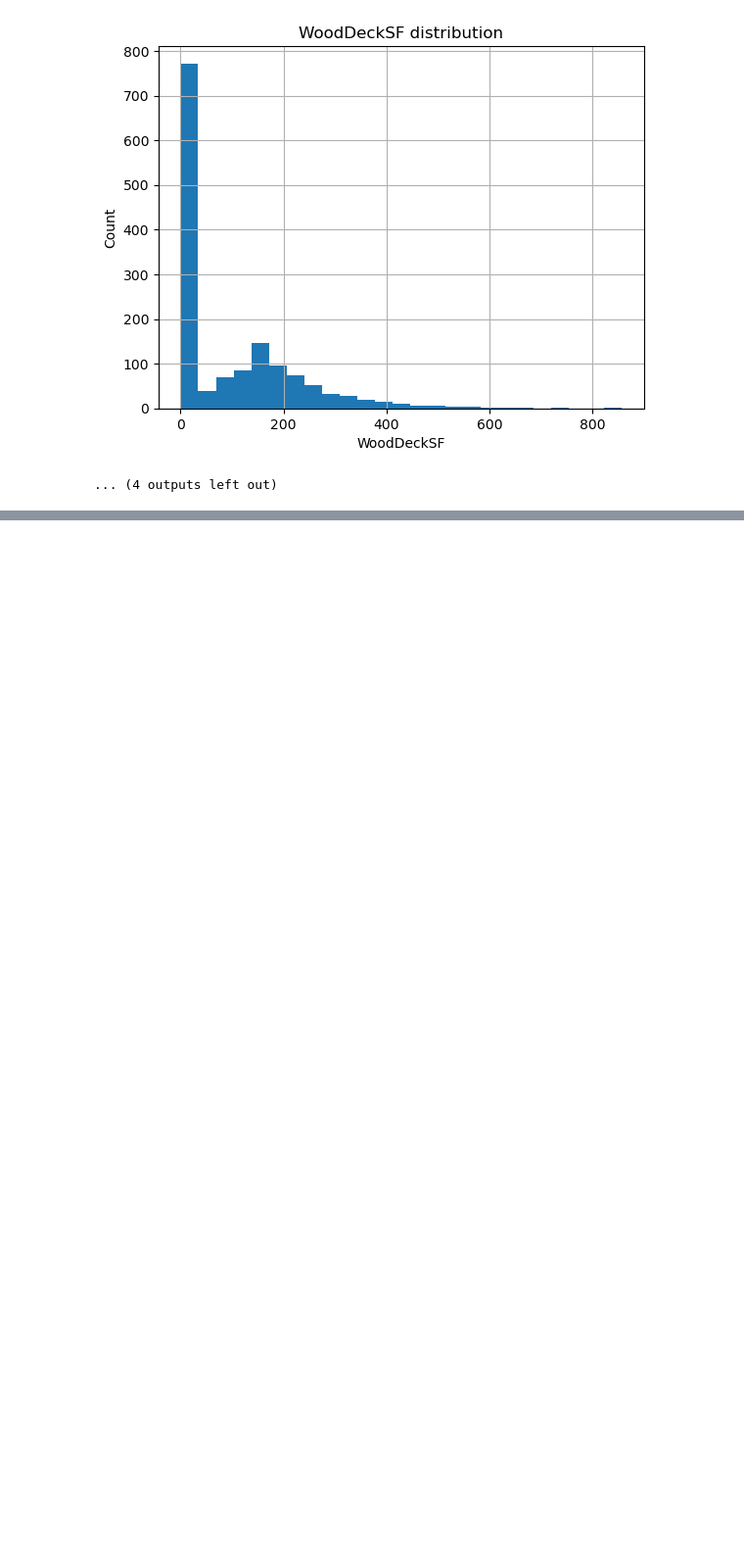
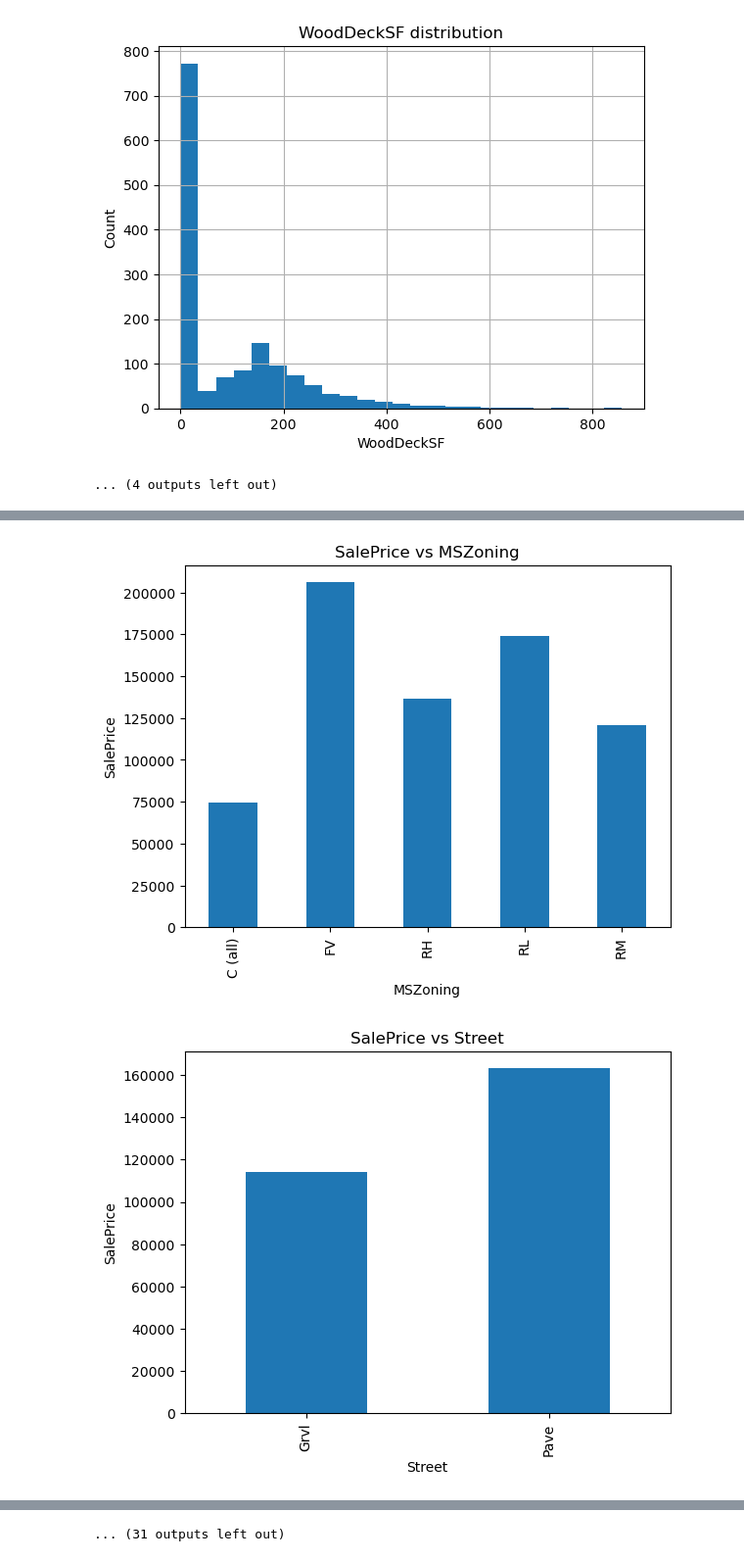
Before and after one commit to kavehnamvar/ML-pipeline-House-price, a Jupyter notebook: 1_EDA.ipynb, the cells around one changed output, grey strips where cells are left out. Shown at 98% size. Cells and saved outputs as stored; diff of their text form; code cells hidden in the pictures; blank space fills up the shorter version.

```diff
--- a/1_EDA.ipynb
+++ b/1_EDA.ipynb
@@ -417,0 +466,4 @@ for feature in continuous_features:
+# %%
+categorical_features = [feature for feature in dataset.columns if dataset[feature].dtypes == 'O']
+print('Number of categorical features: ', len(categorical_features))
+dataset[categorical_features].head()
@@ -417,0 +478,4 @@ for feature in continuous_features:
+# %%
+# let's check how many unique categories we have in each categorical feature
+for feature in categorical_features:
+    print(f'{feature} has {dataset[feature].nunique()} unique categories --> {len(dataset[feature].unique())}')
@@ -417,0 +500,5 @@ for feature in continuous_features:
+# %%
+# let's check how many unique categories we have in each categorical feature
+for feature in categorical_features:
+    if dataset[feature].nunique() >6:
+        print(f'{feature} has {dataset[feature].nunique()} unique categories --> {len(dataset[feature].unique())}')
@@ -417,0 +515,12 @@ for feature in continuous_features:
+# %%
+# let's check the relationship between each categorical feature and SalePrice
+for feature in categorical_features:
+    data = dataset.copy()
+    data.groupby(feature)['SalePrice'].median().plot.bar()
+    plt.xlabel(feature)
+    plt.ylabel('SalePrice')
+    plt.title(f'SalePrice vs {feature}')
+    plt.show()
+# %% [output]
+[figure, added]
+[figure, added]
@@ -417,0 +537 @@ for feature in continuous_features:
+... (31 outputs left out)
```
Also changed, not shown: parts of 11 cells of this notebook, 1 other file.
